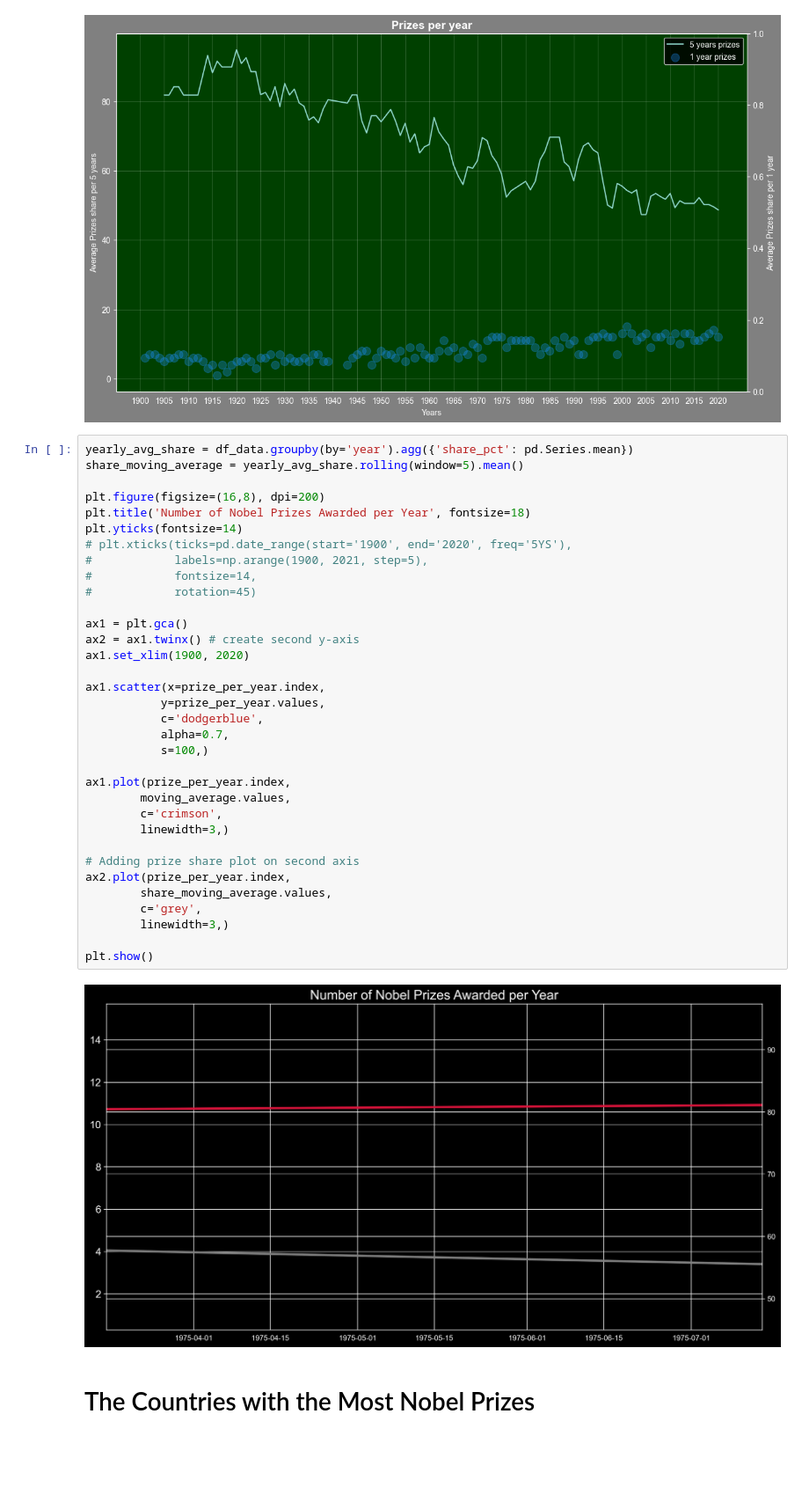
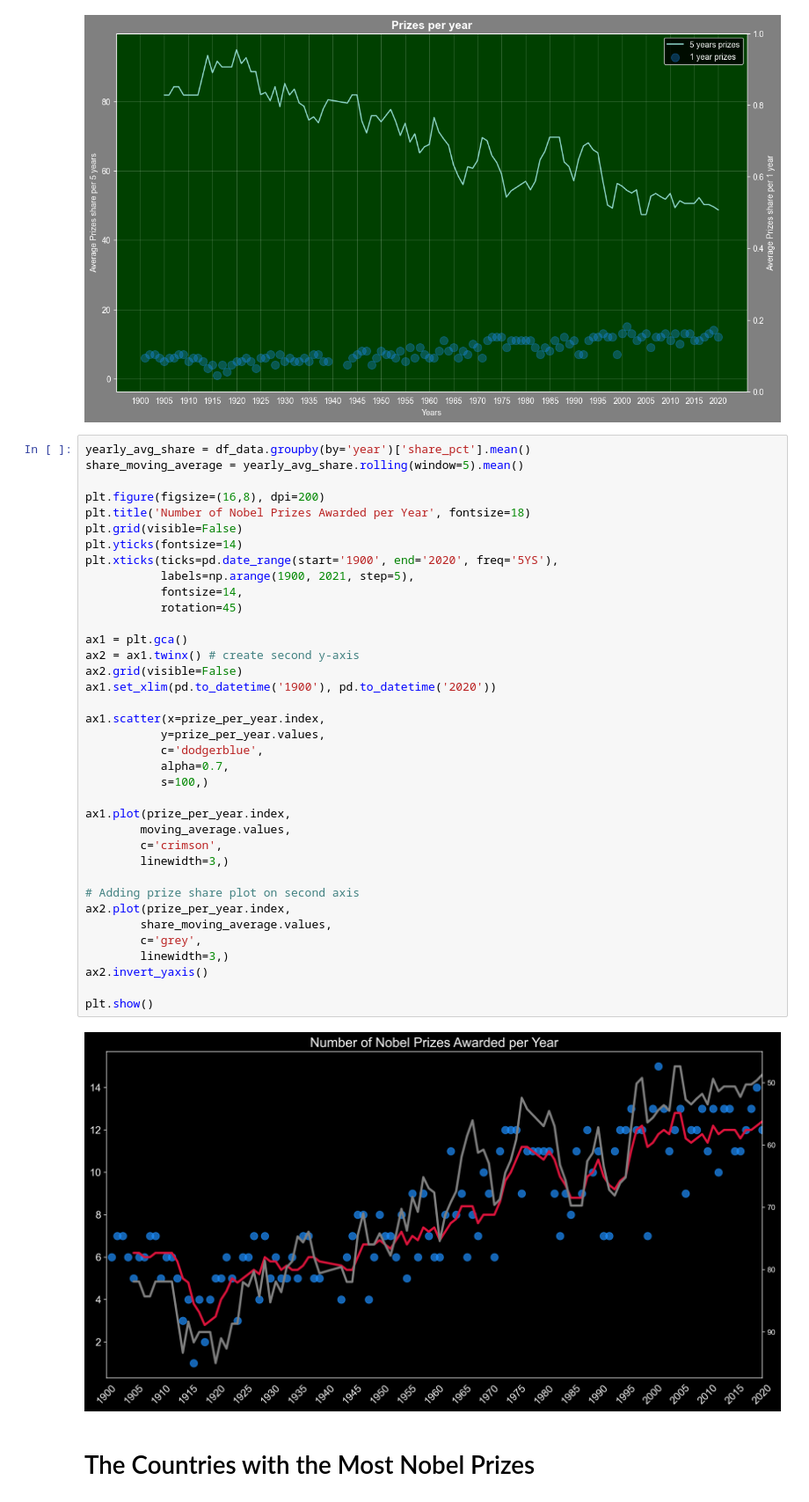
Before and after one commit to marcinszlaz/__100_Days_of_Code_Python_Bootcamp__, a Jupyter notebook: Day_79/Nobel_Prize_Analysis_(start).ipynb, the cells around one changed output. Shown at 88% size. Drawn from its saved outputs; the diff is of its cells as text; blank space fills up the shorter version.

```diff
--- a/Day_79/Nobel_Prize_Analysis_(start).ipynb
+++ b/Day_79/Nobel_Prize_Analysis_(start).ipynb
@@ -825,41 +823,44 @@ plt.show()
 # %% [output]
 [figure]
 # %%
-yearly_avg_share = df_data.groupby(by='year').agg({'share_pct': pd.Series.mean})
+yearly_avg_share = df_data.groupby(by='year')['share_pct'].mean()
 share_moving_average = yearly_avg_share.rolling(window=5).mean()
 
 plt.figure(figsize=(16,8), dpi=200)
 plt.title('Number of Nobel Prizes Awarded per Year', fontsize=18)
+plt.grid(visible=False)
 plt.yticks(fontsize=14)
-# plt.xticks(ticks=pd.date_range(start='1900', end='2020', freq='5YS'),
-#            labels=np.arange(1900, 2021, step=5),
-#            fontsize=14,
-#            rotation=45)
+plt.xticks(ticks=pd.date_range(start='1900', end='2020', freq='5YS'),
+           labels=np.arange(1900, 2021, step=5),
+           fontsize=14,
+           rotation=45)
 
 ax1 = plt.gca()
 ax2 = ax1.twinx() # create second y-axis
-ax1.set_xlim(1900, 2020)
+ax2.grid(visible=False)
+ax1.set_xlim(pd.to_datetime('1900'), pd.to_datetime('2020'))
 
 ax1.scatter(x=prize_per_year.index,
            y=prize_per_year.values,
            c='dodgerblue',
            alpha=0.7,
            s=100,)
 
 ax1.plot(prize_per_year.index,
         moving_average.values,
         c='crimson',
         linewidth=3,)
 
 # Adding prize share plot on second axis
 ax2.plot(prize_per_year.index,
         share_moving_average.values,
         c='grey',
         linewidth=3,)
+ax2.invert_yaxis()
 
 plt.show()
 # %% [output]
-[figure, old version]
+[figure, new version]
 # %% [markdown]
 # The Countries with the Most Nobel Prizes
 # %% [markdown]
```
Also changed, not shown: parts of 31 cells of this notebook, 7 other files.
